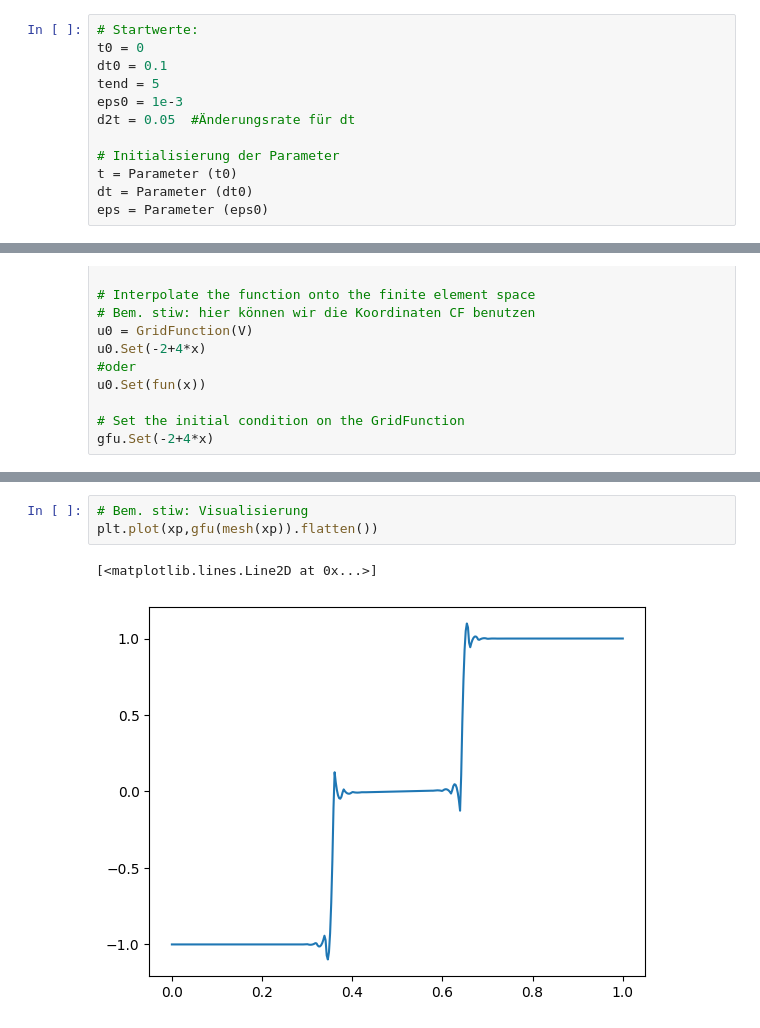
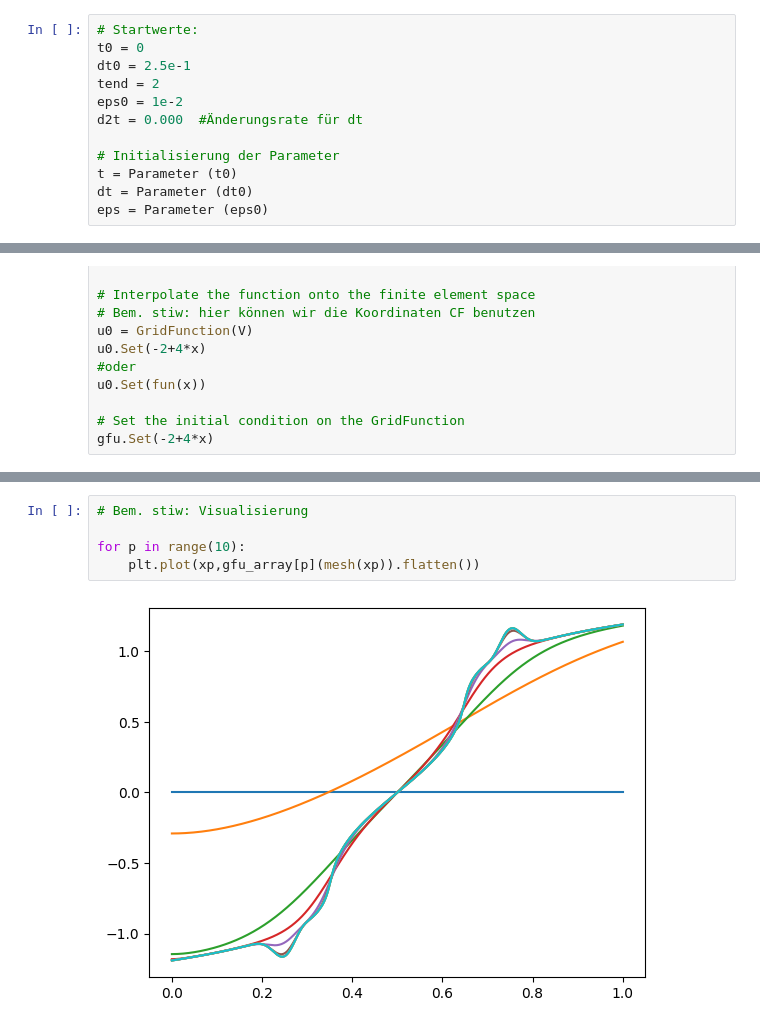
Before and after one commit to cyrilgabriele/HANA_Gruppe2, a Jupyter notebook: Notebooks/1D_Problem_stiw.ipynb, the cells around one changed output, grey strips where cells are left out. Saved outputs shown, nothing was run; the diff lists cells and outputs as text.

Commit message:
visualization epsilon

```diff
--- a/Notebooks/1D_Problem_stiw.ipynb
+++ b/Notebooks/1D_Problem_stiw.ipynb
@@ -50,10 +50,10 @@ mesh = Mesh(ngmesh)
 # %%
 # Startwerte:
 t0 = 0
-dt0 = 0.1
-tend = 5
-eps0 = 1e-3
-d2t = 0.05  #Änderungsrate für dt
+dt0 = 2.5e-1
+tend = 2
+eps0 = 1e-2
+d2t = 0.000  #Änderungsrate für dt
 
 # Initialisierung der Parameter
 t = Parameter (t0)
@@ -159,6 +163,7 @@ BaseWebGuiScene
 # %%
 # Bem. stiw: Visualisierung
-plt.plot(xp,gfu(mesh(xp)).flatten())
+
+for p in range(10):
+    plt.plot(xp,gfu_array[p](mesh(xp)).flatten())
 # %% [output]
-[<matplotlib.lines.Line2D at 0x...>]
-[figure, old version]
+[figure, new version]
```
Also changed, not shown: parts of 3 cells of this notebook.
